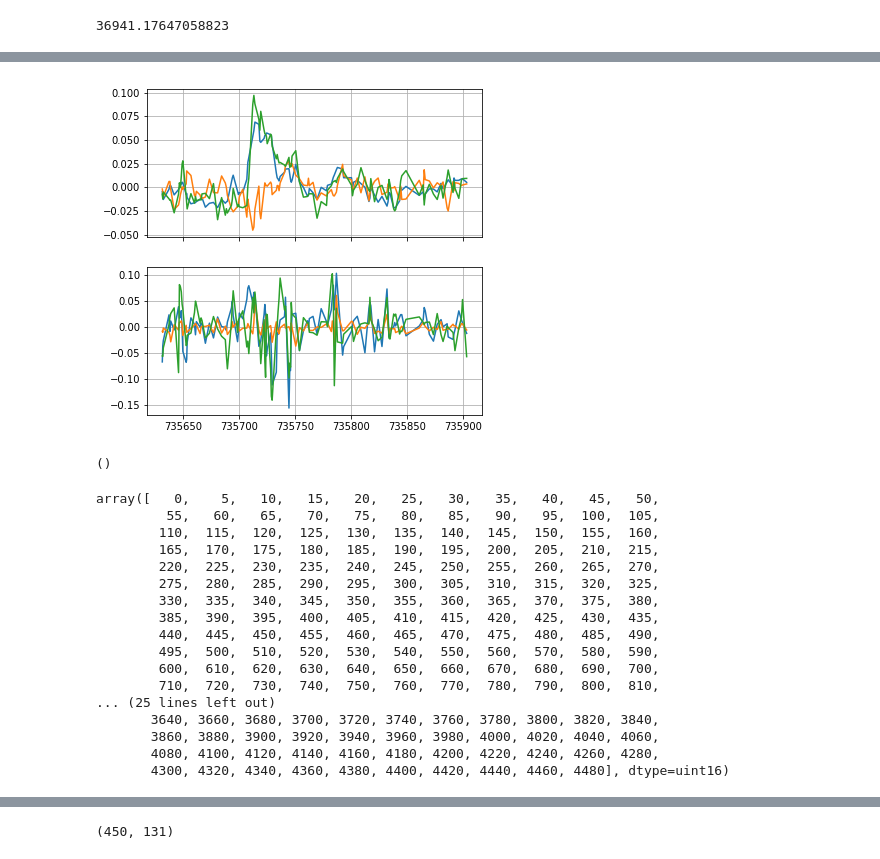
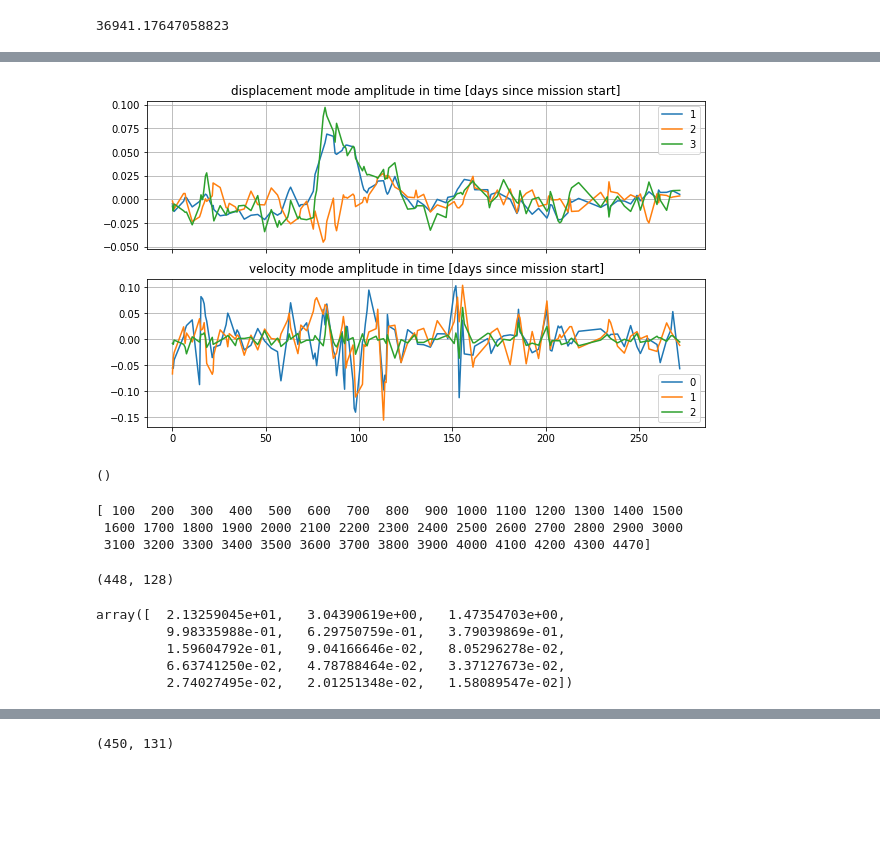
Before and after one commit to jakesteinberg/geostrophic_turbulence, a Jupyter notebook: bats_dg_2015_mode_projections.ipynb, the cells around one changed output, grey strips where cells are left out. Saved outputs shown, nothing was run; the diff lists cells and outputs as text; code cells hidden in the pictures; blank space fills up the shorter version.

```diff
--- a/bats_dg_2015_mode_projections.ipynb
+++ b/bats_dg_2015_mode_projections.ipynb
@@ -591,17 +609,23 @@ np.shape(mw_time_ordered_i)
 # %%
 # mode amplitudes in time
 # are displacement and velocity modes correlated?
 f, (ax1, ax2) = plt.subplots(2, 1, sharex=True)
-ax1.plot(mw_time_good[mw_time_ordered_i], AG_ordered[1, :])
-ax1.plot(mw_time_good[mw_time_ordered_i], AG_ordered[2, :])
-ax1.plot(mw_time_good[mw_time_ordered_i], AG_ordered[3, :])
+ax1.plot(mw_time_good[mw_time_ordered_i] - np.nanmin(mw_time_good[mw_time_ordered_i]), AG_ordered[1, :], label='1')
+ax1.plot(mw_time_good[mw_time_ordered_i] - np.nanmin(mw_time_good[mw_time_ordered_i]), AG_ordered[2, :], label='2')
+ax1.plot(mw_time_good[mw_time_ordered_i] - np.nanmin(mw_time_good[mw_time_ordered_i]), AG_ordered[3, :], label='3')
+ax1.set_title('displacement mode amplitude in time [days since mission start]')
+handles, labels = ax1.get_legend_handles_labels()
+ax1.legend(handles, labels, fontsize=10)
 ax1.grid()
-ax2.plot(mw_time_good[mw_time_ordered_i], AGz_ordered[1, :])
-ax2.plot(mw_time_good[mw_time_ordered_i], AGz_ordered[2, :])
-ax2.plot(mw_time_good[mw_time_ordered_i], AGz_ordered[0, :])
+ax2.plot(mw_time_good[mw_time_ordered_i] - np.nanmin(mw_time_good[mw_time_ordered_i]), AGz_ordered[0, :], label='0')
+ax2.plot(mw_time_good[mw_time_ordered_i] - np.nanmin(mw_time_good[mw_time_ordered_i]), AGz_ordered[1, :], label='1')
+ax2.plot(mw_time_good[mw_time_ordered_i] - np.nanmin(mw_time_good[mw_time_ordered_i]), AGz_ordered[2, :], label='2')
+ax2.set_title('velocity mode amplitude in time [days since mission start]')
+handles, labels = ax2.get_legend_handles_labels()
+ax2.legend(handles, labels, fontsize=10)
 plot_pro(ax2)
 # %% [output]
-[figure, old version]
+[figure, new version]
 ()
 # %%
 grid_reg = np.arange(0, np.nanmax(grid), 10)
@@ -611,6 +635,20 @@ for i in range(np.shape(mw_v_good)[1]):
     v_reg[:, i] = np.interp(grid_reg, grid, mw_v_good[:, i])
     eta_reg_0[:, i] = np.interp(grid_reg, grid, Eta_ordered[:, i])
 n2_reg = np.interp(grid_reg, grid, N2_tot)
+# %%
+grid_sub_i = [10, 50, 100, 150, 200, 250, 300, 350, 400, 447]
+grid_sub_i = [10, 20, 30, 40, 50, 60, 70, 80, 90, 100,
+              110, 120, 130, 140, 150, 160, 170, 180, 190, 200,
+              210, 220, 230, 240, 250, 260, 270, 280, 290, 300,
+              310, 320, 330, 340, 350, 360, 370, 380, 390, 400,
+              410, 420, 430, 447]
+print(grid_reg[grid_sub_i])
+np.shape(v_reg)
+# %% [output]
+[ 100  200  300  400  500  600  700  800  900 1000 1100 1200 1300 1400 1500
+ 1600 1700 1800 1900 2000 2100 2200 2300 2400 2500 2600 2700 2800 2900 3000
+ 3100 3200 3300 3400 3500 3600 3700 3800 3900 4000 4100 4200 4300 4470]
+(448, 128)
 # %%
 # --- EOF of velocity profiles (for whole mission)
 check1 = 7      # upper index to include in eof computation
@@ -657,24 +690,12 @@ cov_eta_qa = (1. / nq) * np.matrix(eta_reg) * np.matrix(np.transpose(eta_reg))
 D_eta_qa, V_eta_qa = np.linalg.eig(cov_eta_qa)
 t1 = np.real(D_eta_qa[0:15])
 PEV_eta = t1 / np.sum(t1)
-# %%
-grid
-# %% [output]
-array([   0,    5,   10,   15,   20,   25,   30,   35,   40,   45,   50,
-         55,   60,   65,   70,   75,   80,   85,   90,   95,  100,  105,
-        110,  115,  120,  125,  130,  135,  140,  145,  150,  155,  160,
-        165,  170,  175,  180,  185,  190,  195,  200,  205,  210,  215,
-        220,  225,  230,  235,  240,  245,  250,  255,  260,  265,  270,
-        275,  280,  285,  290,  295,  300,  305,  310,  315,  320,  325,
-        330,  335,  340,  345,  350,  355,  360,  365,  370,  375,  380,
-        385,  390,  395,  400,  405,  410,  415,  420,  425,  430,  435,
-        440,  445,  450,  455,  460,  465,  470,  475,  480,  485,  490,
-        495,  500,  510,  520,  530,  540,  550,  560,  570,  580,  590,
-        600,  610,  620,  630,  640,  650,  660,  670,  680,  690,  700,
-        710,  720,  730,  740,  750,  760,  770,  780,  790,  800,  810,
-... (25 lines left out)
-       3640, 3660, 3680, 3700, 3720, 3740, 3760, 3780, 3800, 3820, 3840,
-       3860, 3880, 3900, 3920, 3940, 3960, 3980, 4000, 4020, 4040, 4060,
-       4080, 4100, 4120, 4140, 4160, 4180, 4200, 4220, 4240, 4260, 4280,
-       4300, 4320, 4340, 4360, 4380, 4400, 4420, 4440, 4460, 4480], dtype=uint16)
+# %%
+t1
+# %% [output]
+array([  2.13259045e+01,   3.04390619e+00,   1.47354703e+00,
+         9.98335988e-01,   6.29750759e-01,   3.79039869e-01,
+         1.59604792e-01,   9.04166646e-02,   8.05296278e-02,
+         6.63741250e-02,   4.78788464e-02,   3.37127673e-02,
+         2.74027495e-02,   2.01251348e-02,   1.58089547e-02])
 # %%
```
Also changed, not shown: parts of 6 cells of this notebook, 4 other files.
